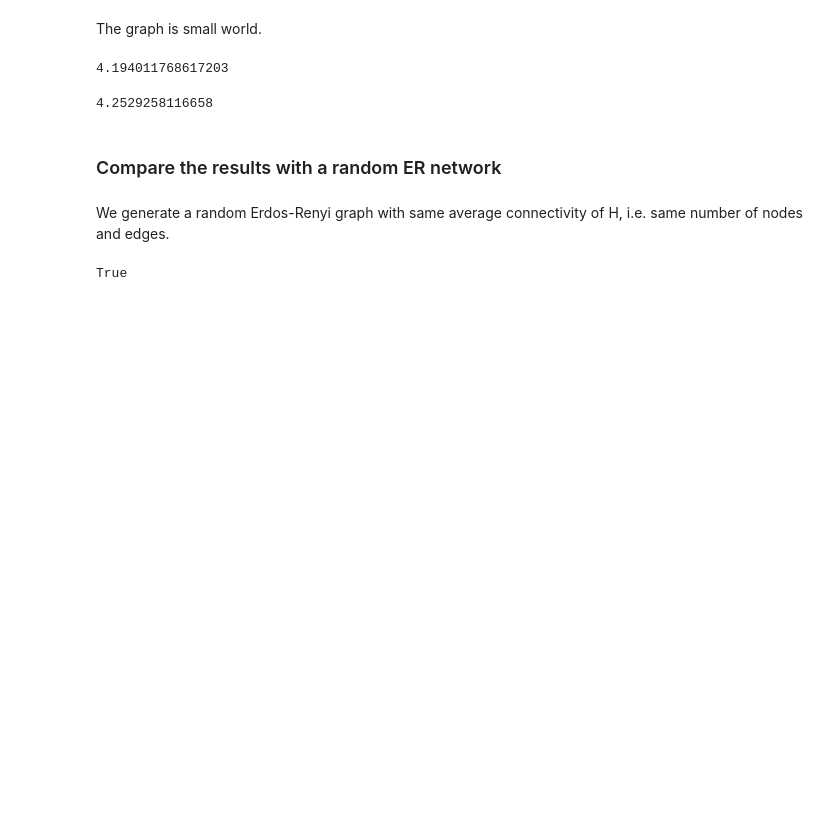
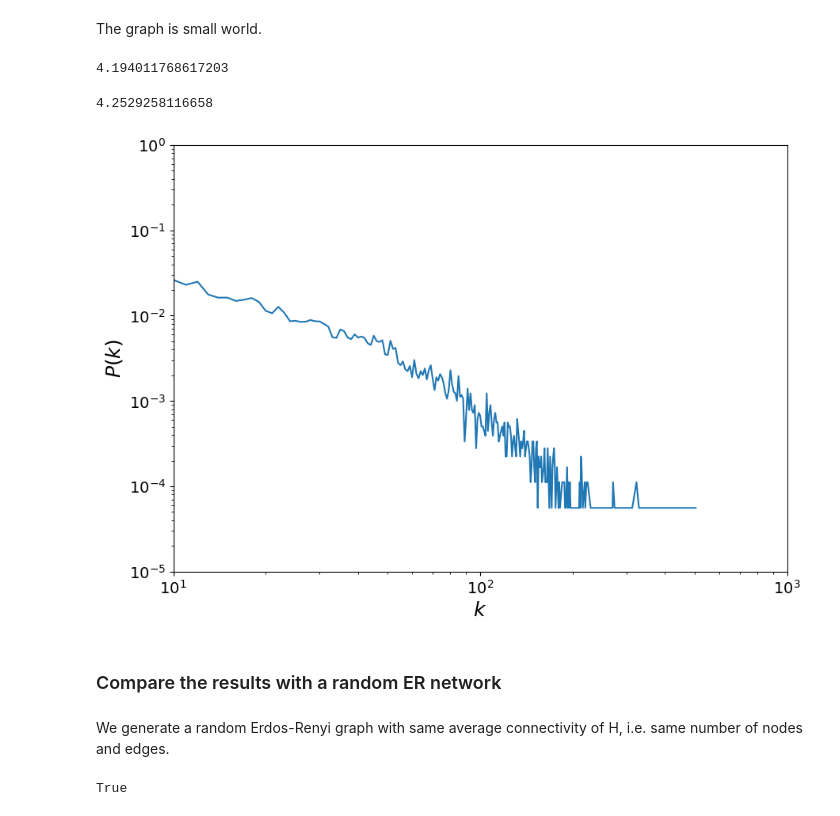
Before and after one commit to micheletizzoni/Digital_epidemiology, a Jupyter notebook: notebooks/nb03_network_analysis.ipynb, the cells around one changed output. Drawn from its saved outputs; the diff is of its cells as text; code cells hidden in the pictures; blank space fills up the shorter version.

```diff
--- a/notebooks/nb03_network_analysis.ipynb
+++ b/notebooks/nb03_network_analysis.ipynb
@@ -159,3 +170,25 @@ math.log(len(H), 10)
+# %%
+plt.figure(figsize=(10, 7))
+x = []
+y = []
+for i in sorted(c):
+    x.append(i)
+    y.append(float(c[i]) / len(H))
+
+
+plt.plot(np.array(x), np.array(y))
+#pwl.plot_pdf(list(degrees)) #powerlaw package
+
+plt.xlabel("$k$", fontsize=18)
+plt.ylabel("$P(k)$", fontsize=18)
+plt.xticks(fontsize=14)
+plt.yticks(fontsize=14)
+plt.yscale("log")
+plt.xscale("log")
+plt.axis([10, 1000, 0.00001, 1])
+plt.show()
+# %% [output]
+[figure, added]
 # %% [markdown]
 ### Compare the results with a random ER network
 # %% [markdown]
```
Also changed, not shown: parts of 13 cells of this notebook, 3 other files.
